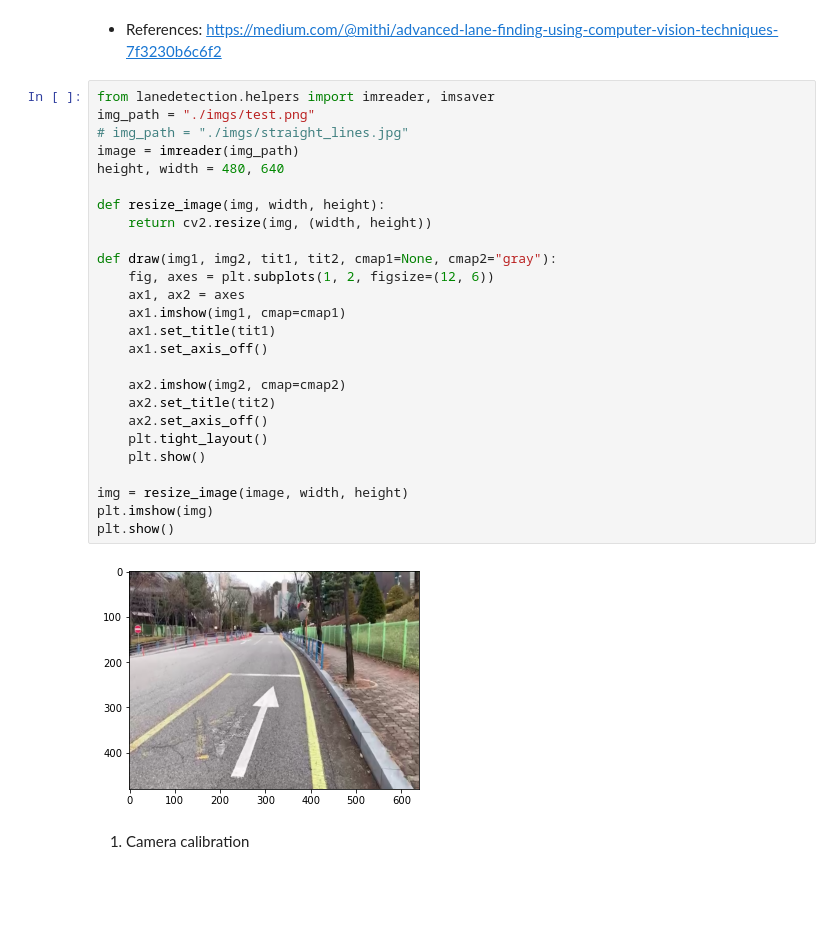
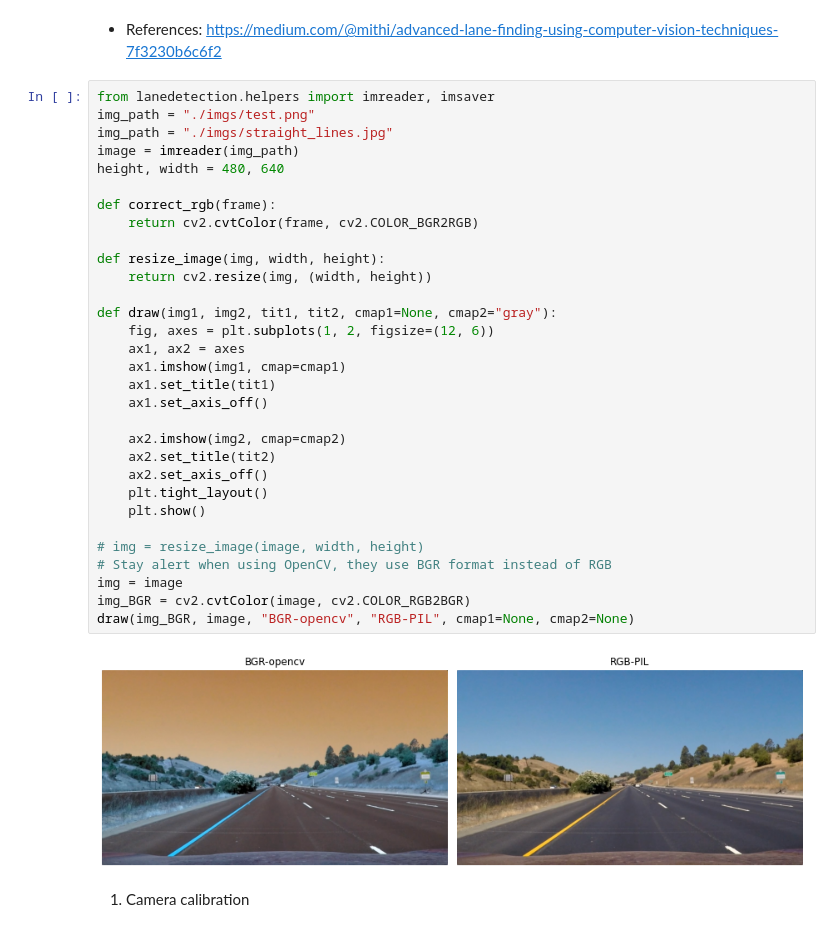
Before and after one commit to simonjisu/parking_violation, a Jupyter notebook: notebooks/LaneDetection_Adv.ipynb, the cells around one changed output. Drawn from its saved outputs; the diff is of its cells as text; blank space fills up the shorter version.

```diff
--- a/notebooks/LaneDetection_Adv.ipynb
+++ b/notebooks/LaneDetection_Adv.ipynb
@@ -24,31 +24,36 @@ sys.path.append(str(repo_path))
 # %%
 from lanedetection.helpers import imreader, imsaver
 img_path = "./imgs/test.png"
-# img_path = "./imgs/straight_lines.jpg"
+img_path = "./imgs/straight_lines.jpg"
 image = imreader(img_path)
 height, width = 480, 640
+
+def correct_rgb(frame):
+    return cv2.cvtColor(frame, cv2.COLOR_BGR2RGB)
 
 def resize_image(img, width, height):
     return cv2.resize(img, (width, height))
 
 def draw(img1, img2, tit1, tit2, cmap1=None, cmap2="gray"):
     fig, axes = plt.subplots(1, 2, figsize=(12, 6))
     ax1, ax2 = axes
     ax1.imshow(img1, cmap=cmap1)
     ax1.set_title(tit1)
     ax1.set_axis_off()
 
     ax2.imshow(img2, cmap=cmap2)
     ax2.set_title(tit2)
     ax2.set_axis_off()
     plt.tight_layout()
     plt.show()
 
-img = resize_image(image, width, height)
-plt.imshow(img)
-plt.show()
+# img = resize_image(image, width, height)
+# Stay alert when using OpenCV, they use BGR format instead of RGB
+img = image
+img_BGR = cv2.cvtColor(image, cv2.COLOR_RGB2BGR)
+draw(img_BGR, image, "BGR-opencv", "RGB-PIL", cmap1=None, cmap2=None)
 # %% [output]
-[figure, old version]
+[figure, new version]
 # %% [markdown]
 1. Camera calibration
 # %%
```
Also changed, not shown: parts of 37 cells of this notebook, 3 other files.
